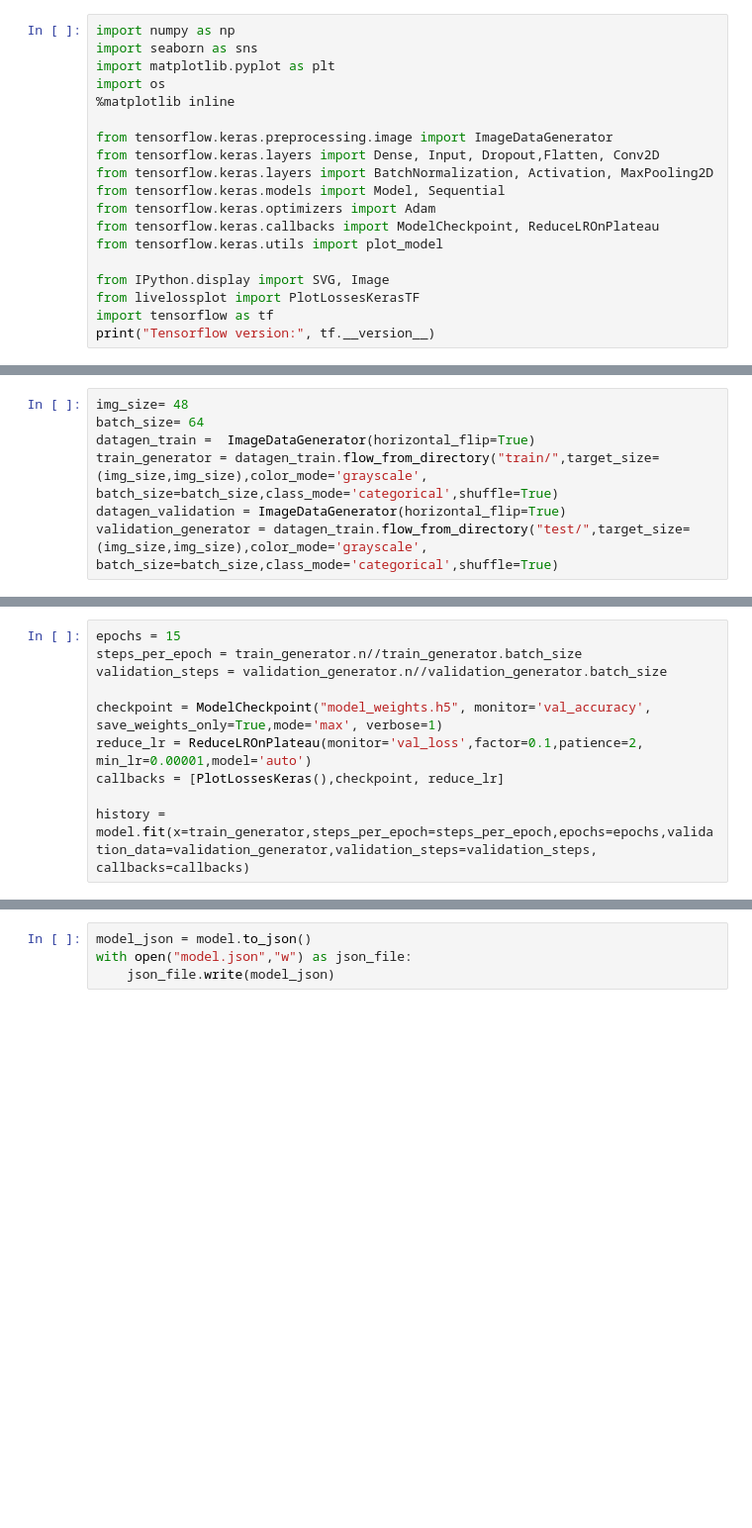
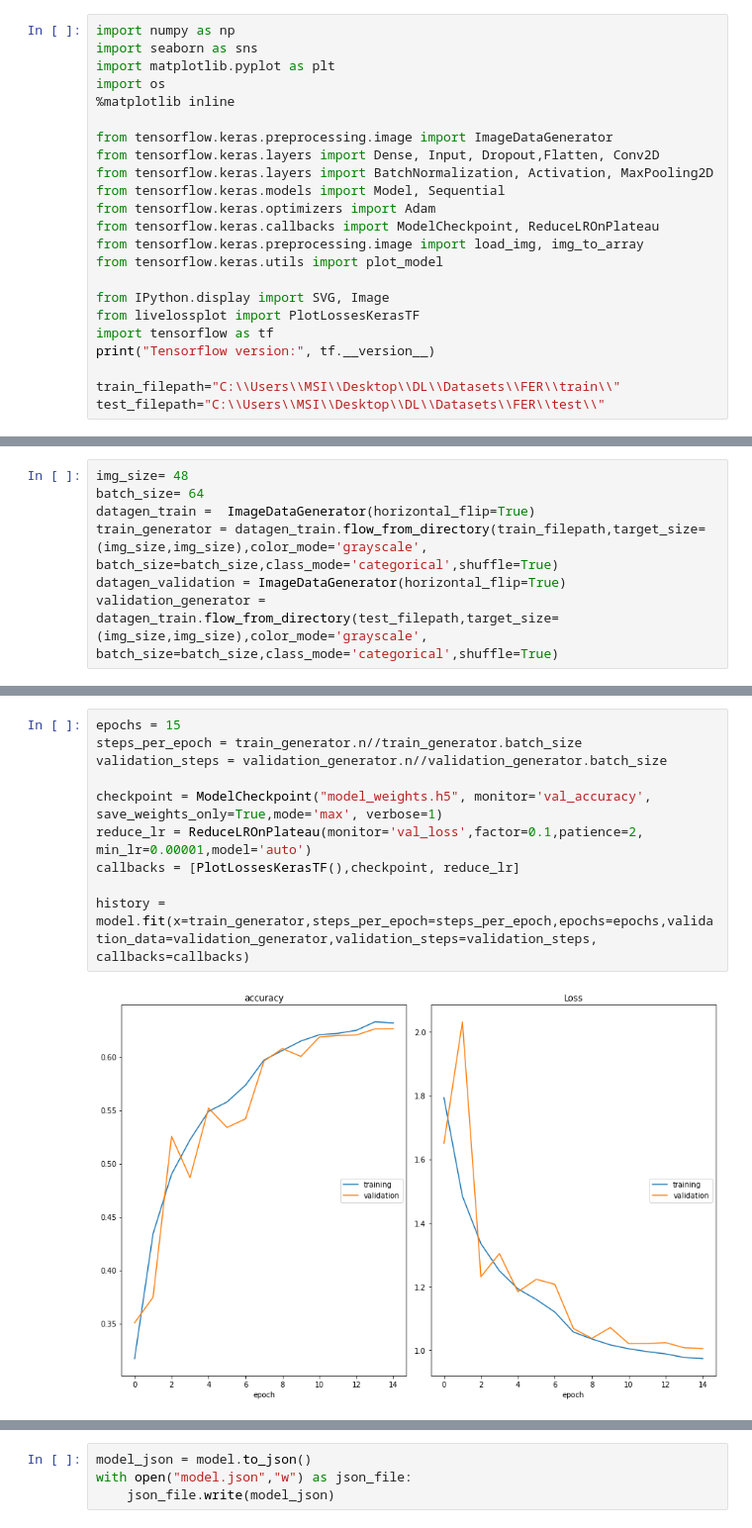
Before and after one commit to MelekElloumi/data-science-lab, a Jupyter notebook: Deep_Learning/Macro_Facial_expression_detection/macro_facial_expression_recognition.ipynb, the cells around one changed output, grey strips where cells are left out. Shown at 99% size. Saved outputs shown, nothing was run; the diff lists cells and outputs as text; blank space fills up the shorter version.

```diff
--- a/Deep_Learning/Macro_Facial_expression_detection/macro_facial_expression_recognition.ipynb
+++ b/Deep_Learning/Macro_Facial_expression_detection/macro_facial_expression_recognition.ipynb
@@ -11,10 +13,14 @@ from tensorflow.keras.layers import BatchNormalization, Activation, MaxPooling2D
 from tensorflow.keras.models import Model, Sequential
 from tensorflow.keras.optimizers import Adam
 from tensorflow.keras.callbacks import ModelCheckpoint, ReduceLROnPlateau
+from tensorflow.keras.preprocessing.image import load_img, img_to_array
 from tensorflow.keras.utils import plot_model
 
 from IPython.display import SVG, Image
 from livelossplot import PlotLossesKerasTF
 import tensorflow as tf
 print("Tensorflow version:", tf.__version__)
+
+train_filepath="C:\\Users\\MSI\\Desktop\\DL\\Datasets\\FER\\train\\"
+test_filepath="C:\\Users\\MSI\\Desktop\\DL\\Datasets\\FER\\test\\"
 # %% [output]
@@ -43,6 +62,6 @@ for expression in os.listdir("train/"):
 img_size= 48
 batch_size= 64
 datagen_train =  ImageDataGenerator(horizontal_flip=True)
-train_generator = datagen_train.flow_from_directory("train/",target_size=(img_size,img_size),color_mode='grayscale', batch_size=batch_size,class_mode='categorical',shuffle=True)
+train_generator = datagen_train.flow_from_directory(train_filepath,target_size=(img_size,img_size),color_mode='grayscale', batch_size=batch_size,class_mode='categorical',shuffle=True)
 datagen_validation = ImageDataGenerator(horizontal_flip=True)
-validation_generator = datagen_train.flow_from_directory("test/",target_size=(img_size,img_size),color_mode='grayscale', batch_size=batch_size,class_mode='categorical',shuffle=True)
+validation_generator = datagen_train.flow_from_directory(test_filepath,target_size=(img_size,img_size),color_mode='grayscale', batch_size=batch_size,class_mode='categorical',shuffle=True)
@@ -97,10 +139,12 @@ model.summary()
 # %%
 epochs = 15
 steps_per_epoch = train_generator.n//train_generator.batch_size
 validation_steps = validation_generator.n//validation_generator.batch_size
 
 checkpoint = ModelCheckpoint("model_weights.h5", monitor='val_accuracy', save_weights_only=True,mode='max', verbose=1)
 reduce_lr = ReduceLROnPlateau(monitor='val_loss',factor=0.1,patience=2, min_lr=0.00001,model='auto')
-callbacks = [PlotLossesKeras(),checkpoint, reduce_lr]
+callbacks = [PlotLossesKerasTF(),checkpoint, reduce_lr]
 
 history = model.fit(x=train_generator,steps_per_epoch=steps_per_epoch,epochs=epochs,validation_data=validation_generator,validation_steps=validation_steps, callbacks=callbacks)
+# %% [output]
+[figure, added]
```
Also changed, not shown: parts of 11 cells of this notebook, 3 other files.
